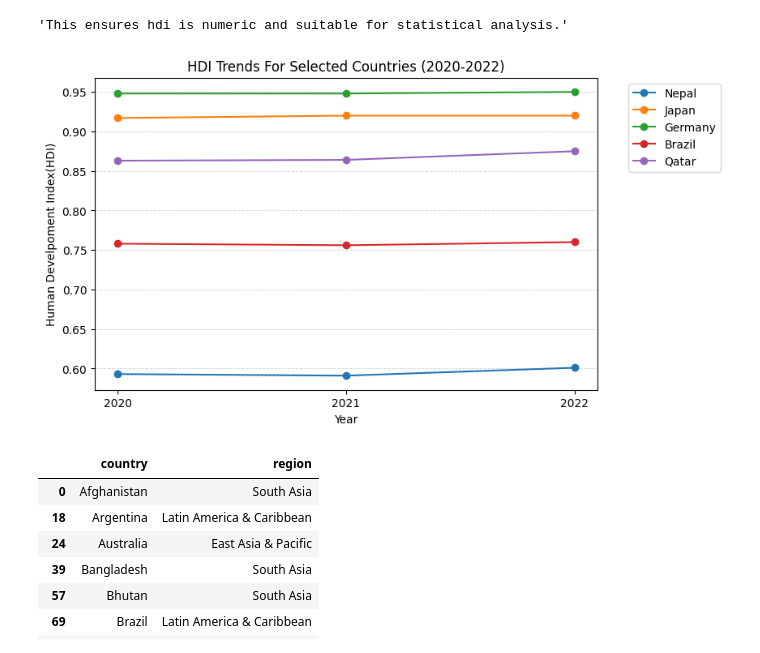
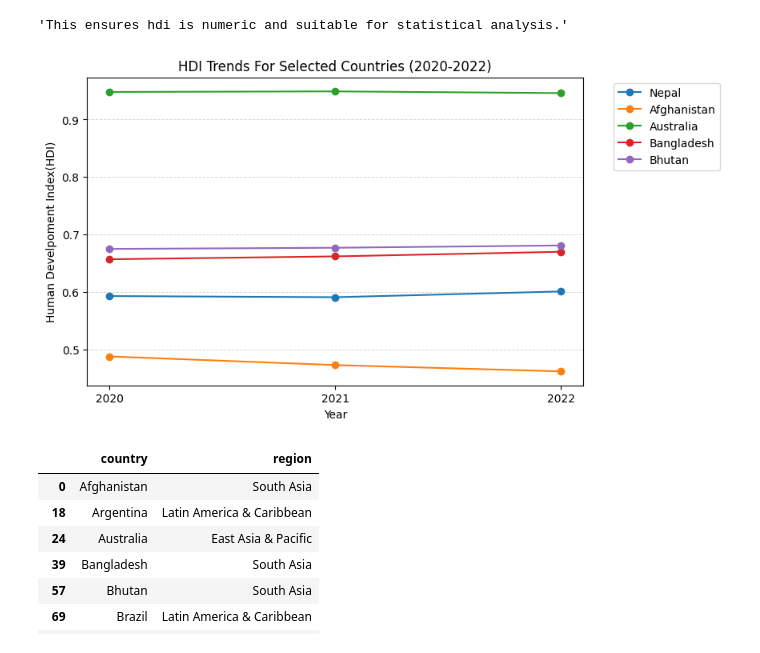
Before and after one commit to Prabin712/2501928_PrabinKunwar_Assignment-I, a Jupyter notebook: 2501928_Prabinkunwar.ipynb, the cells around one changed output. Saved outputs shown, nothing was run; the diff lists cells and outputs as text; code cells hidden in the pictures.

```diff
--- a/2501928_Prabinkunwar.ipynb
+++ b/2501928_Prabinkunwar.ipynb
@@ -324,28 +324,28 @@ hdi_problem1B['hdi'].isnull().sum()
 # %%
 #3 Visualization Tasks:
 #A. Line Chart-HDI Trend (Country-Level):
 
-countries = ['Nepal', 'Japan', 'Germany', 'Brazil', 'Qatar']
+countries = ['Nepal', 'Afghanistan', 'Australia', 'Bangladesh', 'Bhutan']
 
 df_countries = hdi_problem1B[hdi_problem1B['country'].isin(countries)]
 
 plt.figure(figsize=(8,5))
 
 for country in countries:
   country_data = df_countries[df_countries['country'] == country]
   plt.plot(country_data['year'], country_data['hdi'], marker ='o', label=country)
 
 plt.xlabel('Year')
 plt.ylabel('Human Develpoment Index(HDI)')
 plt.title('HDI Trends For Selected Countries (2020-2022)')
 plt.xticks([2020, 2021, 2022])
 plt.legend(bbox_to_anchor=(1.05, 1), loc='upper left')
 plt.grid(axis='y', linestyle='--', linewidth=0.7, alpha=0.5)
 
 
 plt.show()
 # %% [output]
-[figure, old version]
+[figure, new version]
 # %%
 #B. Generate Visualizations:
 #Bar Chart: Average HDI by Region (2020–2022)
```
Also changed, not shown: parts of 6 cells of this notebook.
